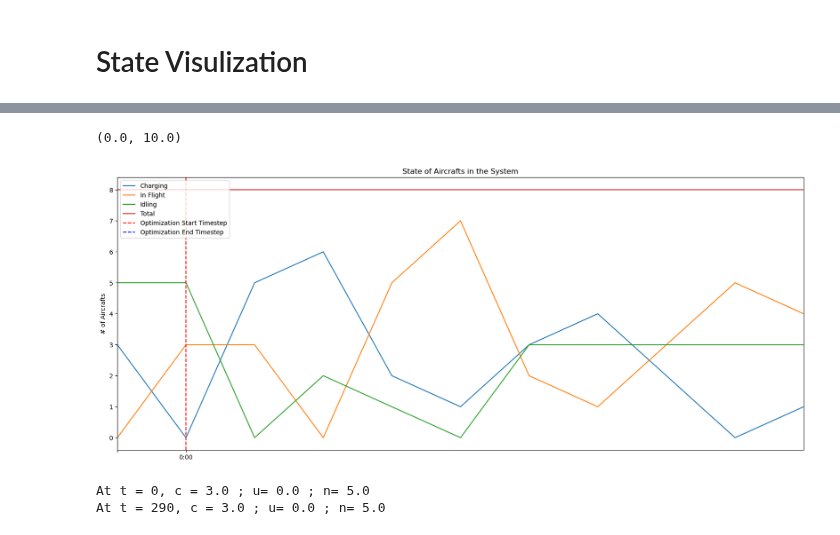
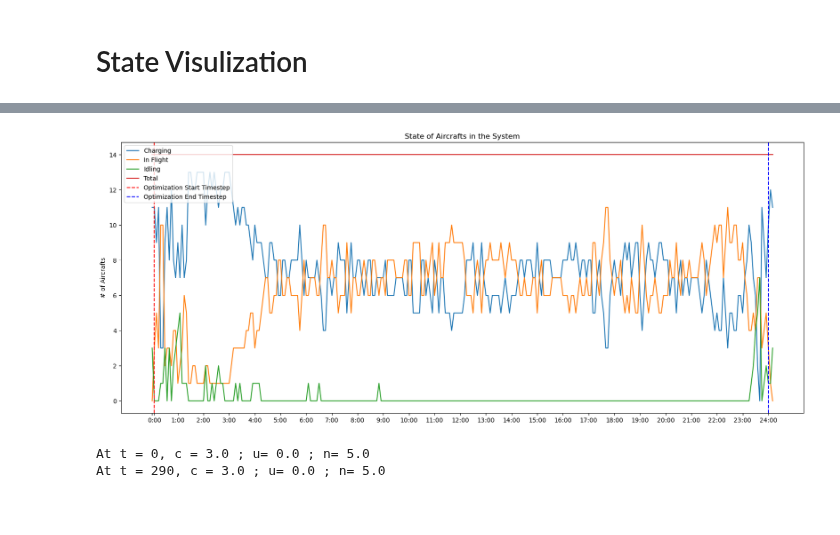
Before and after one commit to Xuan-1998/UAM_system_optimization, a Jupyter notebook: src:code/LPOutputConversion.ipynb, the cells around one changed output, grey strips where cells are left out. Cells and saved outputs as stored; diff of their text form; code cells hidden in the pictures; blank space fills up the shorter version.

```diff
--- a/src:code/LPOutputConversion.ipynb
+++ b/src:code/LPOutputConversion.ipynb
@@ -94,23 +94,22 @@ At t = 290, c = 2.0 ; u= 0.0 ; n= 2.0
 # %%
 x0=0
 x1=291
 
 fig, ax = plt.subplots(figsize=(20,8))
 sns.lineplot(all_c.sum(axis=0)[x0:x1], label='Charging', ax=ax)
 sns.lineplot(all_u.sum(axis=0)[x0:x1], label='In Flight', ax=ax)
 sns.lineplot(all_n.sum(axis=0)[x0:x1], label='Idling', ax=ax)
 sns.lineplot((all_c.sum(axis=0)[x0:x1] + all_u.sum(axis=0)[x0:x1] + all_n.sum(axis=0)[x0:x1]), label='Total', ax=ax)
 ax.axvline(x=1, color='red', linestyle='--', label='Optimization Start Timestep')
 ax.axvline(x=288, color='blue', linestyle='--', label='Optimization End Timestep')
 ax.set(title='State of Aircrafts in the System',
        ylabel='# of Aircrafts',
        xticks=np.concatenate([np.array([0,1]), np.arange(12,300, 12)]),
        xticklabels=['']+[str(i)+':00' for i in range(0,25)])
 plt.legend(loc='upper left');
-plt.xlim([0, 10])
+# plt.xlim([0, 10])
 # %% [output]
-(0.0, 10.0)
-[figure, old version]
+[figure, new version]
 # %%
 print('At t = 0, c =', all_c.sum(axis=0)[x0:x1][0], '; u=', all_u.sum(axis=0)[x0:x1][0], '; n=', all_n.sum(axis=0)[x0:x1][0])
 print('At t = 290, c =', all_c.sum(axis=0)[x0:x1][290], '; u=', all_u.sum(axis=0)[x0:x1][290], '; n=', all_n.sum(axis=0)[x0:x1][290])
```
Also changed, not shown: parts of 4 cells of this notebook, 6 other files.
